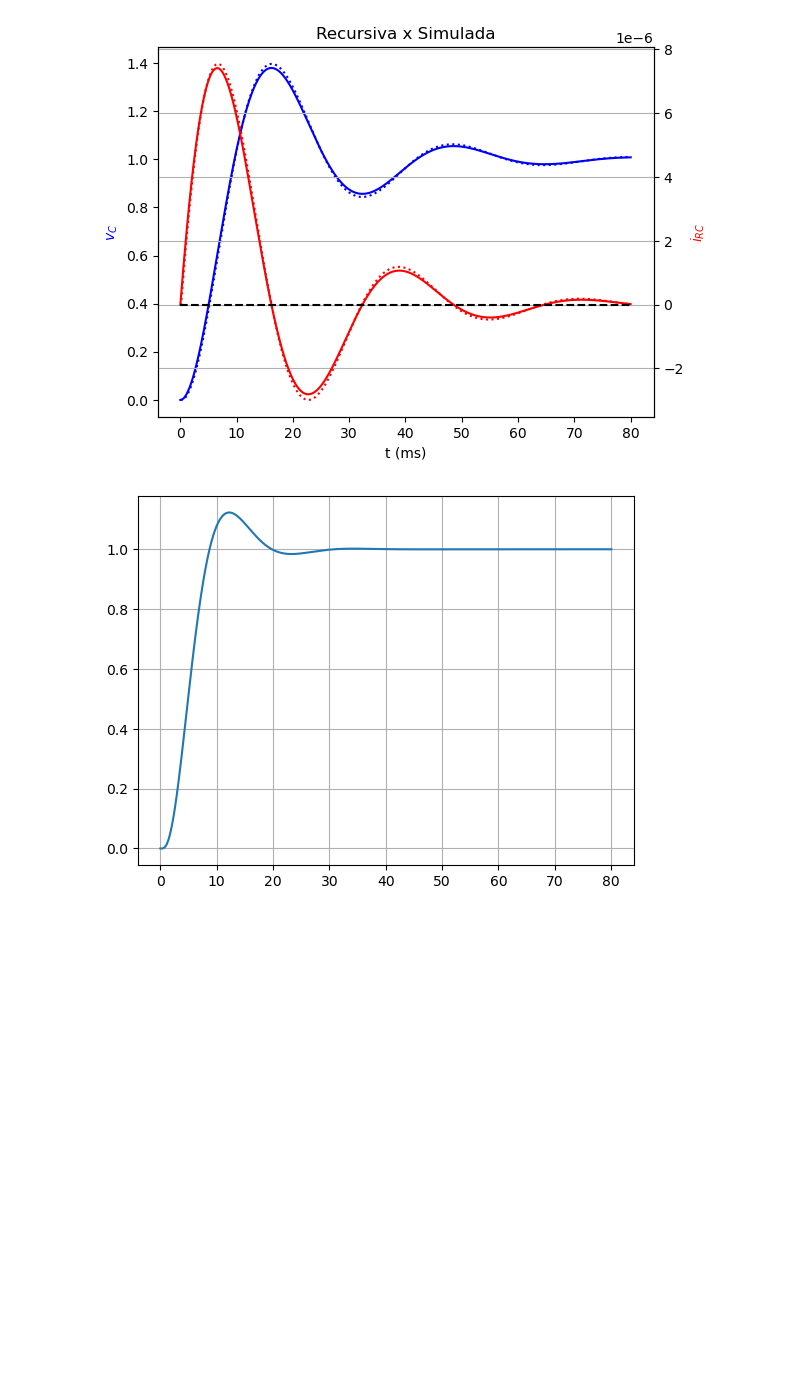
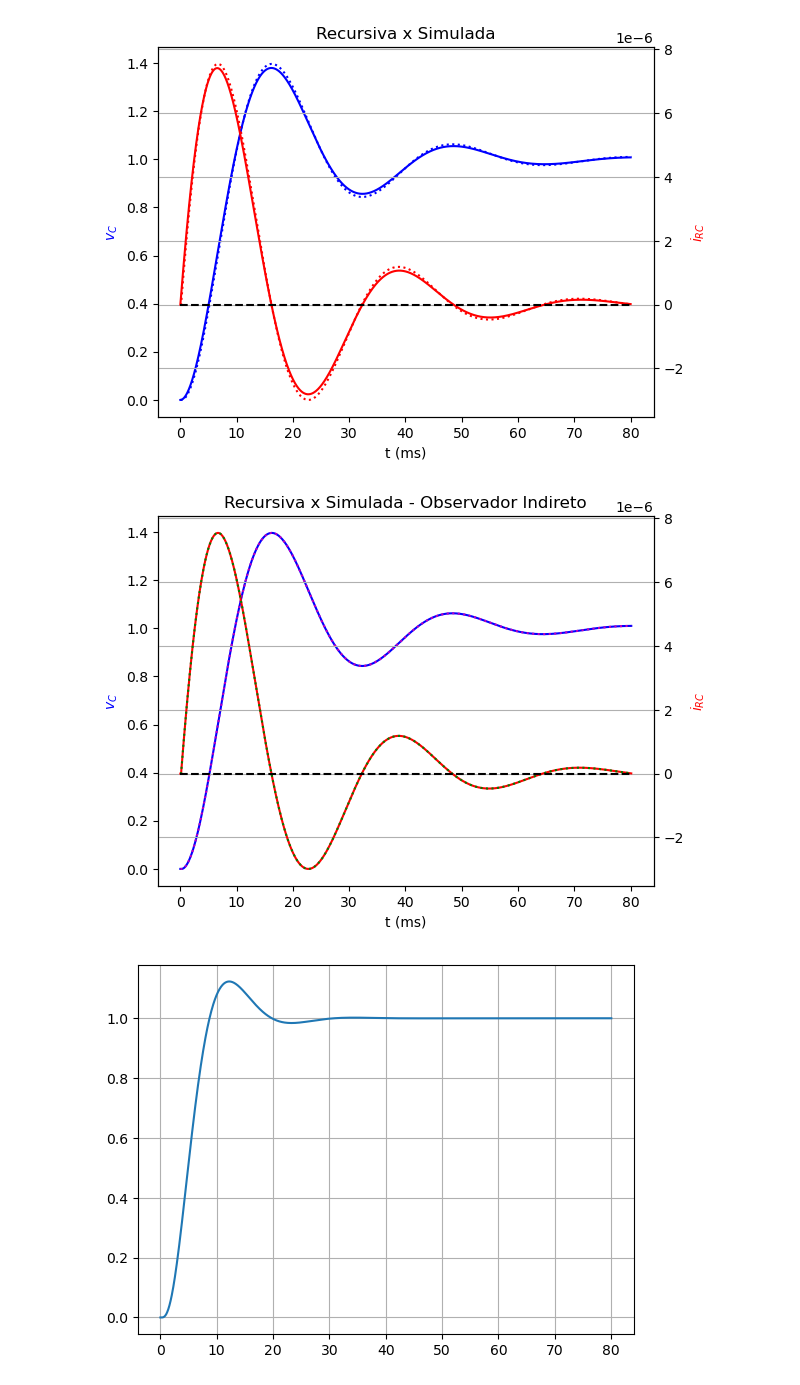
Before and after one commit to Emanuel600/Misc, a Jupyter notebook: Simul_Controle/SS_Recursive.ipynb, the cells around one changed output. Saved outputs shown, nothing was run; the diff lists cells and outputs as text; code cells hidden in the pictures; blank space fills up the shorter version.

```diff
--- a/Simul_Controle/SS_Recursive.ipynb
+++ b/Simul_Controle/SS_Recursive.ipynb
@@ -139,3 +172,22 @@ plt.show()
+# %%
+tsim = 1e3*T*k
+
+fig, ax1 = plt.subplots()
+ax1.set_xlabel("t (ms)")
+ax1.set_ylabel("$v_{C}$", color='b')
+ax1.plot(tsim, x2, 'b')
+ax1.plot(tsim, x2_obs, 'm:')
+
+ax2 = ax1.twinx()
+ax2.set_ylabel("$i_{RC}$", color='r')
+ax2.plot(tsim, x1, 'r')
+ax2.plot(tsim, x1_obs, 'g:')
+ax2.plot([0, t[-1]*1e3], [0, 0], 'k--')
+plt.title("Recursiva x Simulada - Observador Indireto")
+plt.grid(True)
+plt.show()
+# %% [output]
+[figure, added]
 # %%
 # Período de Amostragem Ajustado Para a Planta Controlada
 
```
Also changed, not shown: parts of 3 cells of this notebook.
